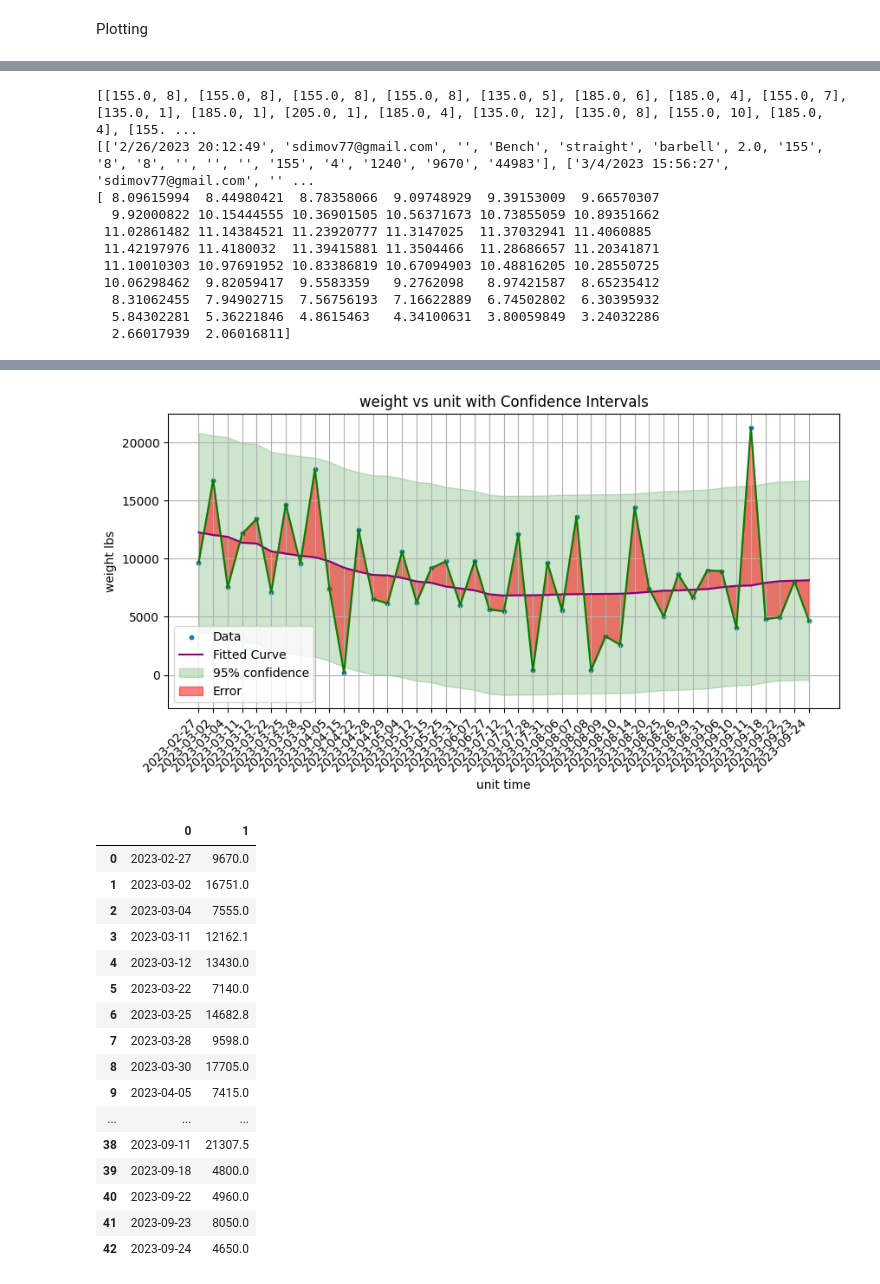
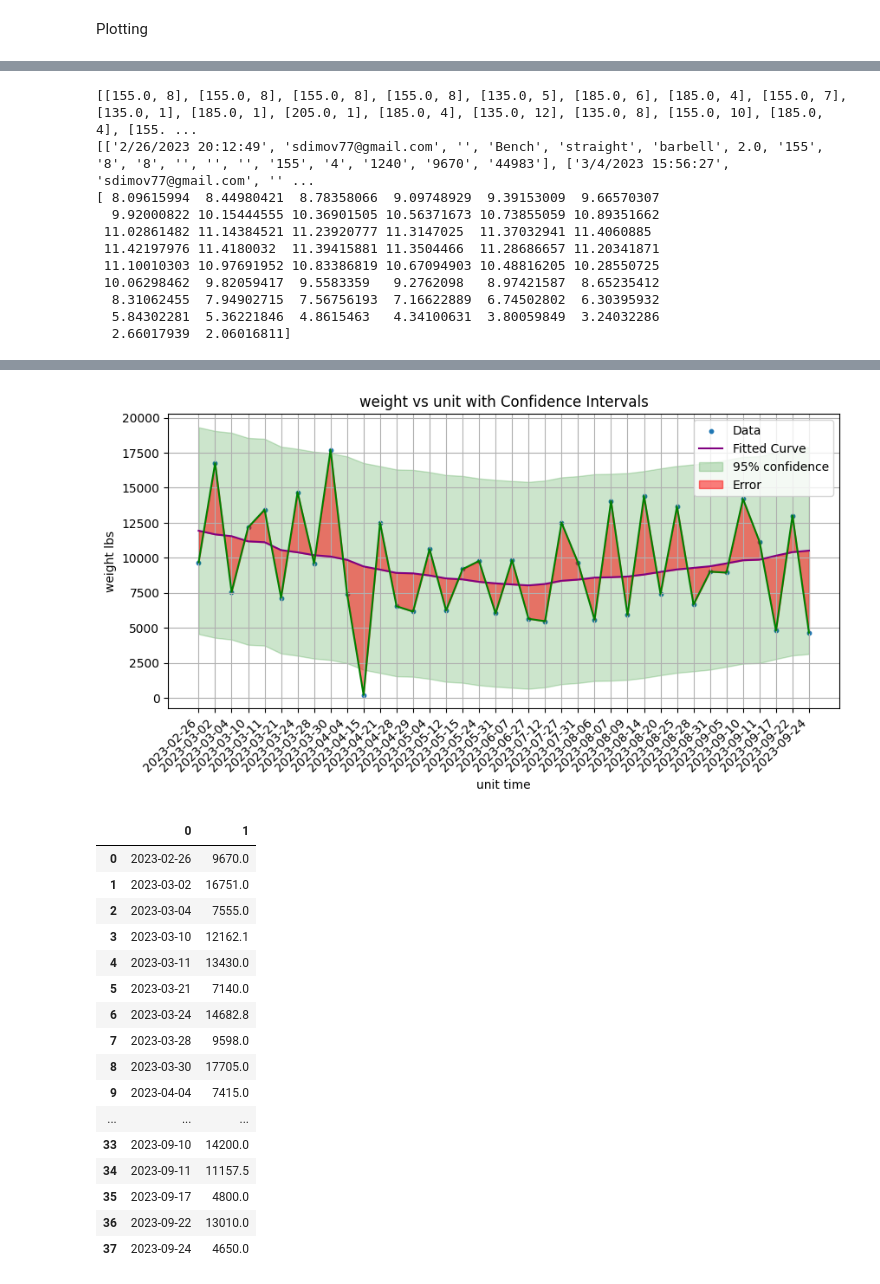
Before and after one commit to sdimov2/gym-log, a Jupyter notebook: gym-log.ipynb, the cells around one changed output, grey strips where cells are left out. Saved outputs shown, nothing was run; the diff lists cells and outputs as text; code cells hidden in the pictures.

Commit message:
fixed utc time grouping issue

```diff
--- a/gym-log.ipynb
+++ b/gym-log.ipynb
@@ -514,7 +514,7 @@ def get_first_day_of_week(year, week):
 
 def group_data_by_date(data, timestamps, grouping='day'):
     # Combine data, timestamps, and datetime objects into tuples
-    combined_data = list(zip(timestamps, [datetime.utcfromtimestamp(ts) for ts in timestamps], data))
+    combined_data = list(zip(timestamps, [datetime.fromtimestamp(ts) for ts in timestamps], data))
 
     # Sort the combined data by timestamp
     sorted_data = sorted(combined_data, key=lambda x: x[1])
@@ -535,10 +535,9 @@ def group_data_by_date(data, timestamps, grouping='day'):
     # Group data by timestamp
     grouped_data = {key: [item[2] for item in group] for key, group in groupby(sorted_data, key=lambda x: get_grouping_key(x[1]))}
 
-    print(grouped_data)
-
     # Convert grouped data to list of lists
     result = [[timestamp, values] for timestamp, values in grouped_data.items()]
+
     return result
 # %% [markdown]
 Plotting
@@ -605,8 +604,6 @@ def plot_desired_data(x_unit, y_unit, data_set, polynomial_degree, confidence_le
     # Calculate prediction intervals
     upper = []
     lower = []
-    upper_dynamic = []
-    lower_dynamic = []
 
     for interval in calculate_prediction_intervals(unix_data_set, y_fit, False, confidence_level, y_fit_original_size):
         lower.append(interval[0])
@@ -698,6 +695,9 @@ plot_desired_data("lbs", "#", data, 2, 0.95, True, all_sets=all_sets, workout=Tr
 
 # let's try to graph daily volume
 steve_data = filter_entries(global_data[1:], "users", ["sdimov77@gmail.com"])
+#steve_data = filter_entries(steve_data, "activities", ["Bench"])
+#steve_data = filter_entries(steve_data, "variants", [["straight"]])
+#steve_data = filter_entries(steve_data, "resistance_types", ["barbell"])
 
 #make sure calisthenics have values for now
 last_body_weight = 0
@@ -717,16 +717,15 @@ for entry in steve_data:
     dates.append(entry[0])
     unix_timestamps.append(int(datetime.strptime(entry[0], '%m/%d/%Y %H:%M:%S').timestamp()))
 
-data_by_date = group_data_by_date(steve_data, unix_timestamps, grouping="week")
+data_by_date = group_data_by_date(steve_data, unix_timestamps, grouping="day")
 #[[date,entries],[date2,entries]]
 
 daily_volume = []
 for time_group in data_by_date:
-    #print(day)
     volume = 0
     for entry in time_group[1]:
         #print(entry)
-        # having issues with calisthenics since data doesn't have values for them
+        # having issues with calisthenics since data doesn't have weight values for them
         volume += float(entry[7])*float(entry[8])
 
     daily_volume.append((time_group[0],volume))
@@ -766,22 +779,22 @@ default case invoked! no change to unit/label
 default case invoked! no change to unit/label
-[figure, old version]
+[figure, new version]
 |  | 0 | 1 |
-| 0 | 2023-02-27 | 9670.0 |
+| 0 | 2023-02-26 | 9670.0 |
 | 1 | 2023-03-02 | 16751.0 |
 | 2 | 2023-03-04 | 7555.0 |
-| 3 | 2023-03-11 | 12162.1 |
-| 4 | 2023-03-12 | 13430.0 |
-| 5 | 2023-03-22 | 7140.0 |
-| 6 | 2023-03-25 | 14682.8 |
+| 3 | 2023-03-10 | 12162.1 |
+| 4 | 2023-03-11 | 13430.0 |
+| 5 | 2023-03-21 | 7140.0 |
+| 6 | 2023-03-24 | 14682.8 |
 | 7 | 2023-03-28 | 9598.0 |
 | 8 | 2023-03-30 | 17705.0 |
-| 9 | 2023-04-05 | 7415.0 |
+| 9 | 2023-04-04 | 7415.0 |
 | ... | ... | ... |
-| 38 | 2023-09-11 | 21307.5 |
-| 39 | 2023-09-18 | 4800.0 |
-| 40 | 2023-09-22 | 4960.0 |
-| 41 | 2023-09-23 | 8050.0 |
-| 42 | 2023-09-24 | 4650.0 |
+| 33 | 2023-09-10 | 14200.0 |
+| 34 | 2023-09-11 | 11157.5 |
+| 35 | 2023-09-17 | 4800.0 |
+| 36 | 2023-09-22 | 13010.0 |
+| 37 | 2023-09-24 | 4650.0 |
 # %%
 sheet_id = '1CxCLvg2CGSHYNWskSa8JlBOPmF4th4XPEQQfy6AouYw'
 xls = pd.ExcelFile(f"https://docs.google.com/spreadsheets/d/{sheet_id}/export?format=xlsx")
```
Also changed, not shown: parts of 2 cells of this notebook.
